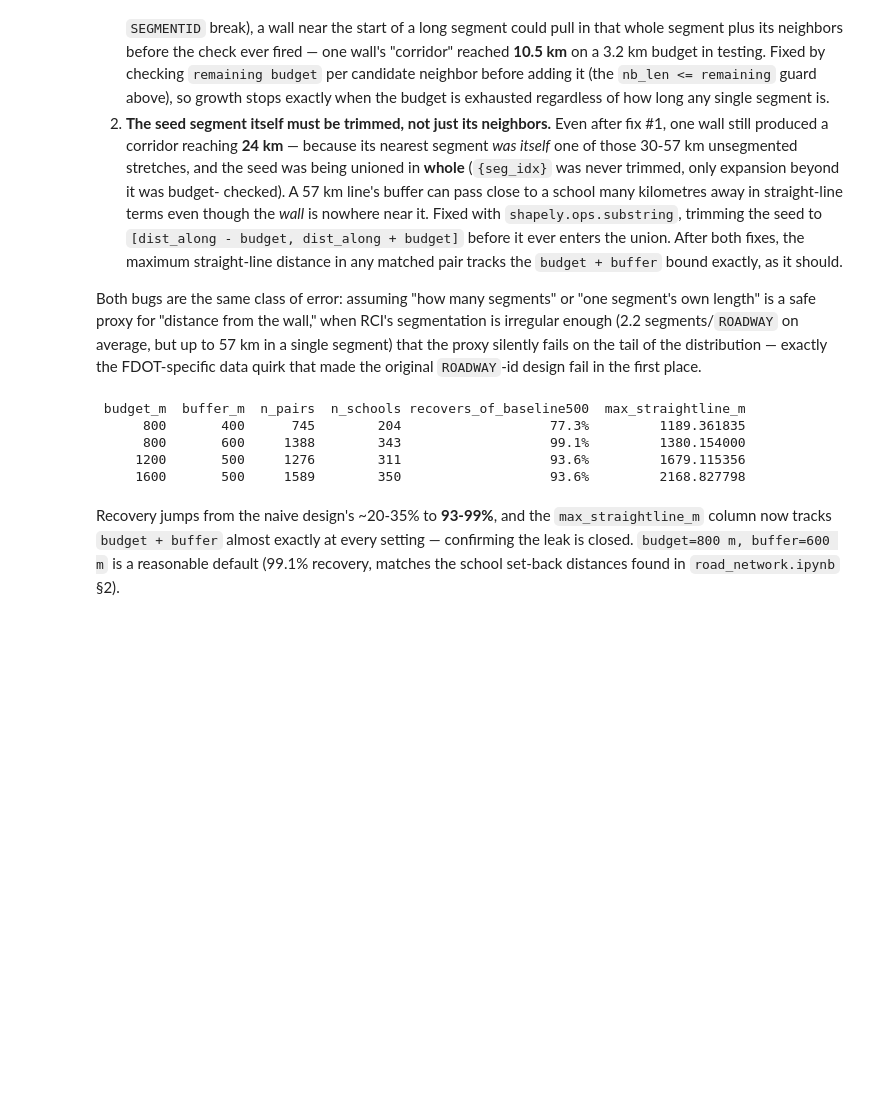
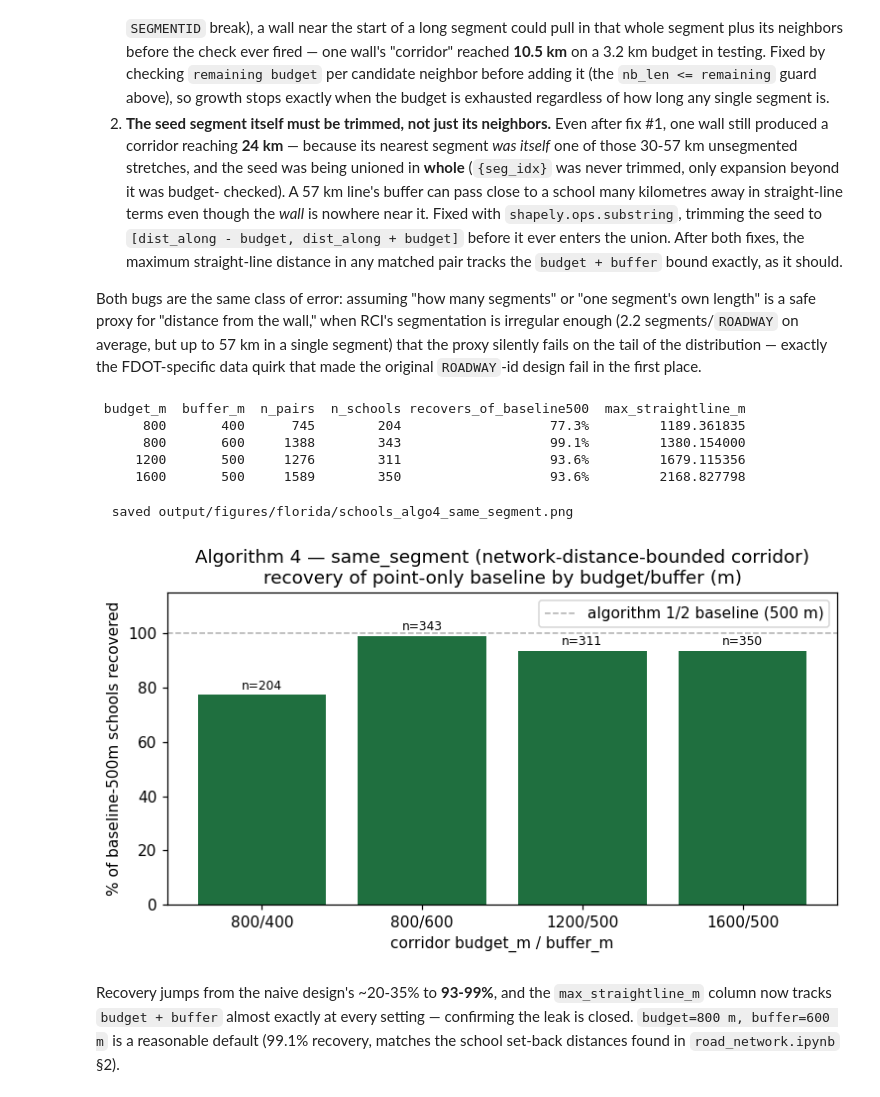
Before and after one commit to felixschulz385/noise-pollution, a Jupyter notebook: src/experiments/florida/schools.ipynb, the cells around one changed output. Saved outputs shown, nothing was run; the diff lists cells and outputs as text; code cells hidden in the pictures; blank space fills up the shorter version.

```diff
--- a/src/experiments/florida/schools.ipynb
+++ b/src/experiments/florida/schools.ipynb
@@ -753,6 +793,27 @@ print(pd.DataFrame(rows).to_string(index=False, formatters={"recovers_of_baselin
       800       600     1388        343                   99.1%         1380.154000
      1200       500     1276        311                   93.6%         1679.115356
      1600       500     1589        350                   93.6%         2168.827798
+# %%
+# Algorithm 4 (same_segment): recovery of the algorithm 1/2 baseline by corridor budget/buffer.
+sweep = pd.DataFrame(rows)
+labels = [f"{int(b)}/{int(u)}" for b, u in zip(sweep["budget_m"], sweep["buffer_m"])]
+
+fig, ax = plt.subplots(figsize=(7, 4))
+bars = ax.bar(labels, sweep["recovers_of_baseline500"] * 100, color=GREEN)
+ax.axhline(100, color=GREY, ls="--", lw=1, label="algorithm 1/2 baseline (500 m)")
+for bar, n in zip(bars, sweep["n_schools"]):
+    ax.text(bar.get_x() + bar.get_width() / 2, bar.get_height() + 1, f"n={n}",
+            ha="center", va="bottom", fontsize=8)
+ax.set(title="Algorithm 4 — same_segment (network-distance-bounded corridor)\n"
+             "recovery of point-only baseline by budget/buffer (m)",
+       xlabel="corridor budget_m / buffer_m", ylabel="% of baseline-500m schools recovered")
+ax.set_ylim(0, 115)
+ax.legend()
+fig.tight_layout()
+savefig(fig, "schools_algo4_same_segment.png")
+# %% [output]
+  saved output/figures/florida/schools_algo4_same_segment.png
+[figure, added]
 # %% [markdown]
 Recovery jumps from the naive design's ~20-35% to **93-99%**, and the
 `max_straightline_m` column now tracks `budget + buffer` almost exactly at
```
Also changed, not shown: parts of 5 cells of this notebook, 5 other files.
